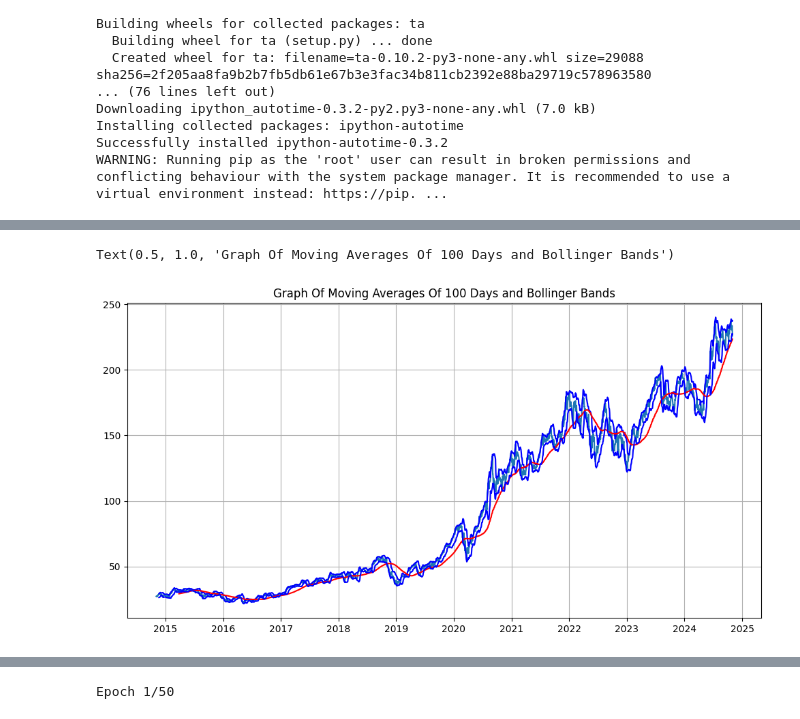
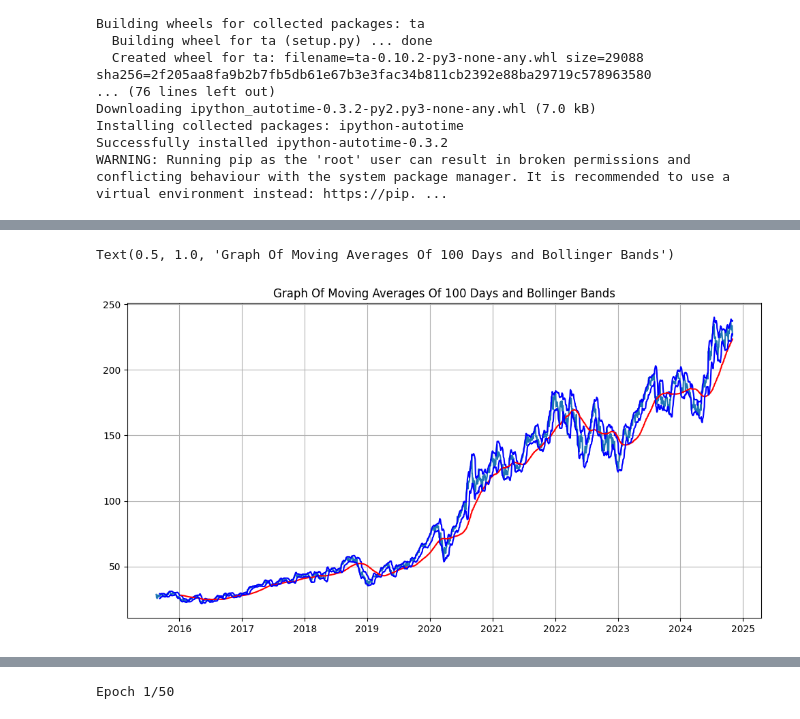
Before and after one commit to adefiqri12/GAN-LSTM-stock-price-prediction, a Jupyter notebook: stock_prediction_LSTM_temporal_output.ipynb, the cells around one changed output, grey strips where cells are left out. Cells and saved outputs as stored; diff of their text form; code cells hidden in the pictures.

```diff
--- a/stock_prediction_temporal_output.ipynb
+++ b/stock_prediction_LSTM_temporal_output.ipynb
@@ -106,0 +62,18 @@ time: 4.38 s (started: 2024-11-18 03:58:17 +00:00)
+# %%
+def load_processed_data(data_dir='processed_data'):
+    """
+    Load processed DataFrames list and numpy arrays from files
+    """
+    data_path = Path(data_dir)
+
+    # Load list of DataFrames
+    with open(data_path / 'processed_dfs.pkl', 'rb') as f:
+        processed_dfs = joblib.load(f)
+
+    # Load numpy arrays
+    values_path = data_path / 'values_array.npy'
+    values_list = np.load(values_path, allow_pickle=True)
+
+    return processed_dfs, values_list
+
+processed_dfs, values_list = load_processed_data('processed_data')
@@ -107,18 +101,18 @@ time: 4.38 s (started: 2024-11-18 03:58:17 +00:00)
 # %%
-aapl_close = df[0]["Close"].squeeze()
+aapl_close = processed_dfs[0]["Close"].squeeze()
 ma100 = aapl_close.rolling(100).mean()
 
 BB = ta.volatility.BollingerBands(aapl_close, window=14)
 high_band = BB.bollinger_hband()
 low_band = BB.bollinger_lband()
 
 plt.figure(figsize = (12,6))
 plt.plot(aapl_close)
 plt.plot(high_band, 'b')
 plt.plot(ma100, 'r')
 plt.plot(low_band, 'b')
 plt.grid(True)
 plt.title('Graph Of Moving Averages Of 100 Days and Bollinger Bands')
 # %% [output]
 Text(0.5, 1.0, 'Graph Of Moving Averages Of 100 Days and Bollinger Bands')
-[figure, old version]
+[figure, new version]
```
Also changed, not shown: parts of 9 cells of this notebook, 1 other file.
